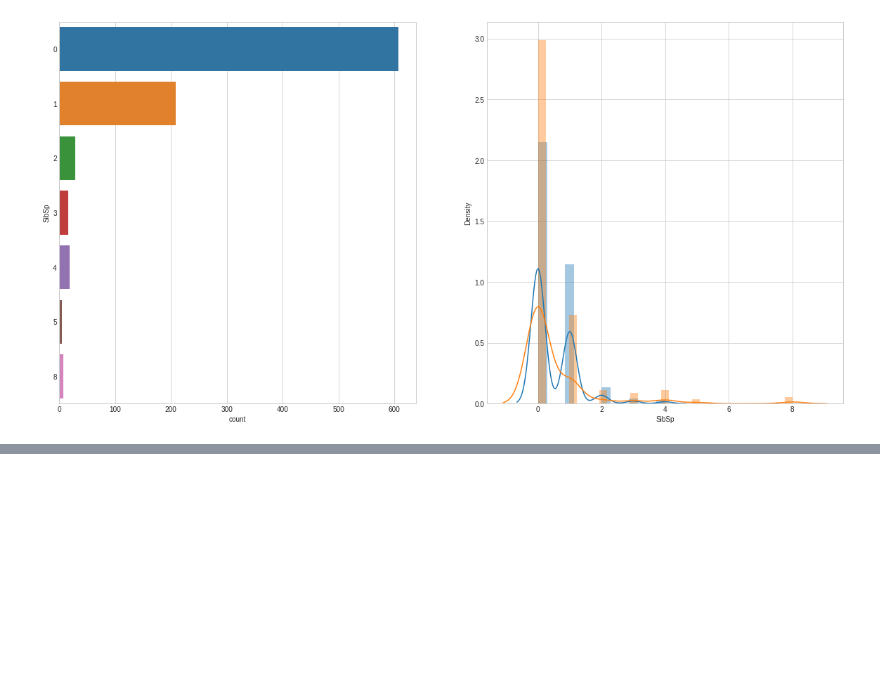
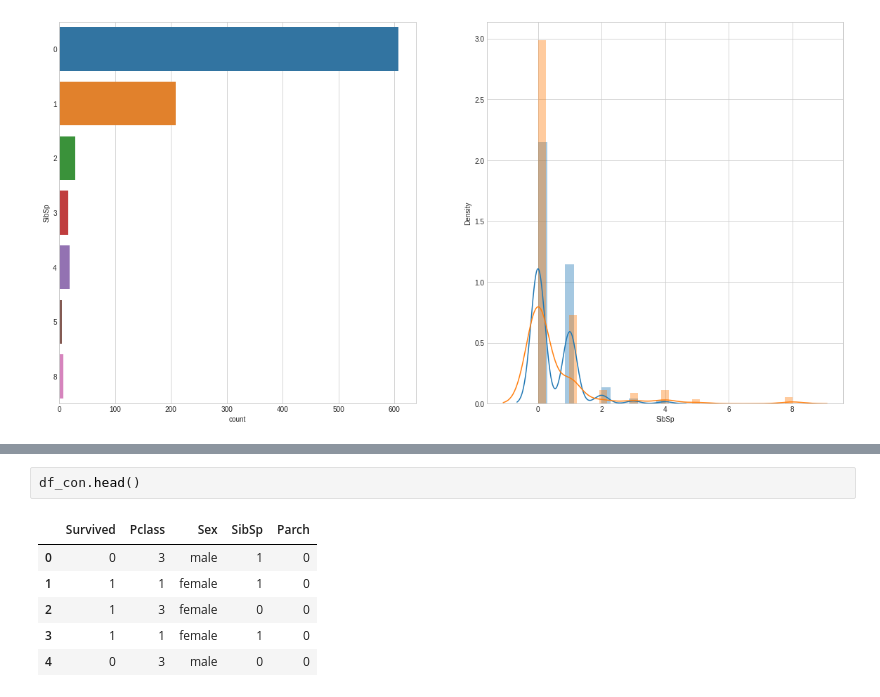
Before and after one commit to VallabhK/TitanicKaggle, a Jupyter notebook: Titanic_MLfromDisaster.ipynb, the cells around one changed output, grey strips where cells are left out. Saved outputs shown, nothing was run; the diff lists cells and outputs as text; blank space fills up the shorter version.

```diff
--- a/Titanic_MLfromDisaster.ipynb
+++ b/Titanic_MLfromDisaster.ipynb
@@ -310,0 +351,9 @@ plot_count_dist(train,
+# %%
+df_con.head()
+# %% [output]
+|  | Survived | Pclass | Sex | SibSp | Parch |
+| 0 | 0 | 3 | male | 1 | 0 |
+| 1 | 1 | 1 | female | 1 | 0 |
+| 2 | 1 | 3 | female | 0 | 0 |
+| 3 | 1 | 1 | female | 1 | 0 |
+| 4 | 0 | 3 | male | 0 | 0 |
```
Also changed, not shown: parts of 7 cells of this notebook.
